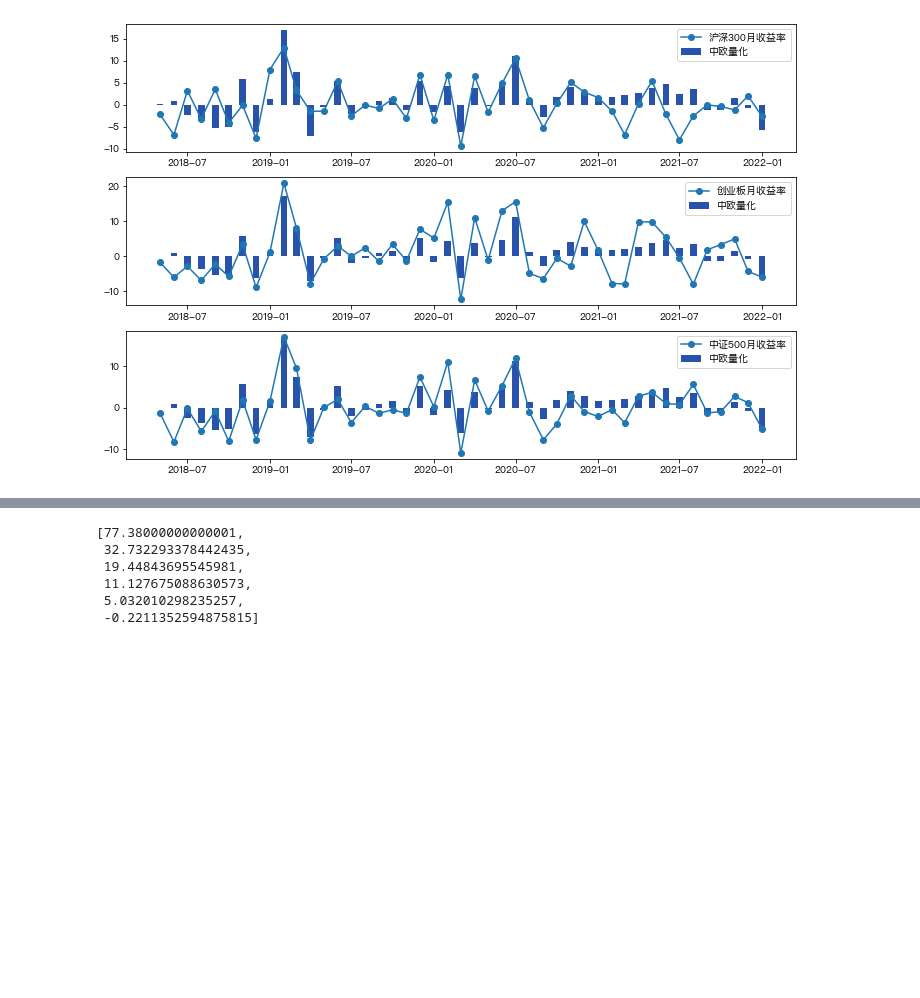
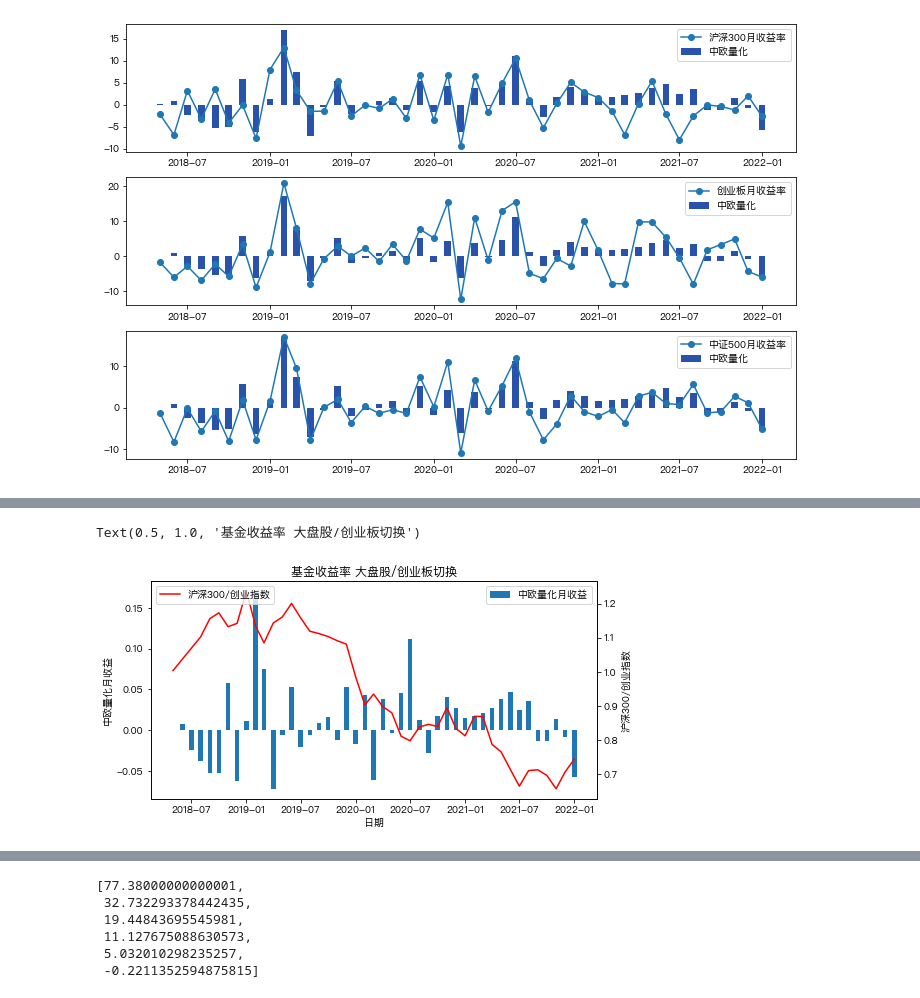
Before and after one commit to Seaaann/MyQuantReserch, a Jupyter notebook: Funds/ResearchTemplate.ipynb, the cells around one changed output, grey strips where cells are left out. Saved outputs shown, nothing was run; the diff lists cells and outputs as text; code cells hidden in the pictures; blank space fills up the shorter version.

```diff
--- a/Funds/ResearchTemplate.ipynb
+++ b/Funds/ResearchTemplate.ipynb
@@ -334,0 +296,14 @@ ZZ500_df
+# %%
+fig,ax = plt.subplots(figsize=(8,4))
+ax.bar(transto_monthlyreturn(fund_value).index, transto_monthlyreturn(fund_value)['ret']/100, width=15, label='中欧量化月收益')
+ax.set_xlabel('日期')
+ax.set_ylabel('中欧量化月收益')
+ax.legend()
+ax2 = ax.twinx()
+ax2.plot(index_monthly_value_df.index, index_monthly_value_df['沪深300/创业指数'], color='r', label='沪深300/创业指数')
+ax2.set_ylabel('沪深300/创业指数')
+ax2.legend(loc=2)
+ax.set_title('基金收益率 大盘股/创业板切换')
+# %% [output]
+Text(0.5, 1.0, '基金收益率 大盘股/创业板切换')
+[figure, added]
```
Also changed, not shown: parts of 14 cells of this notebook.
